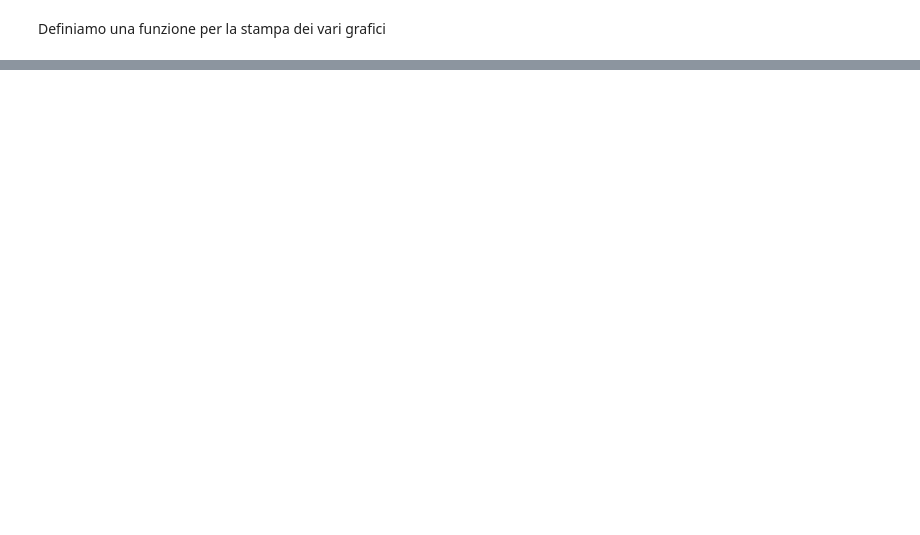
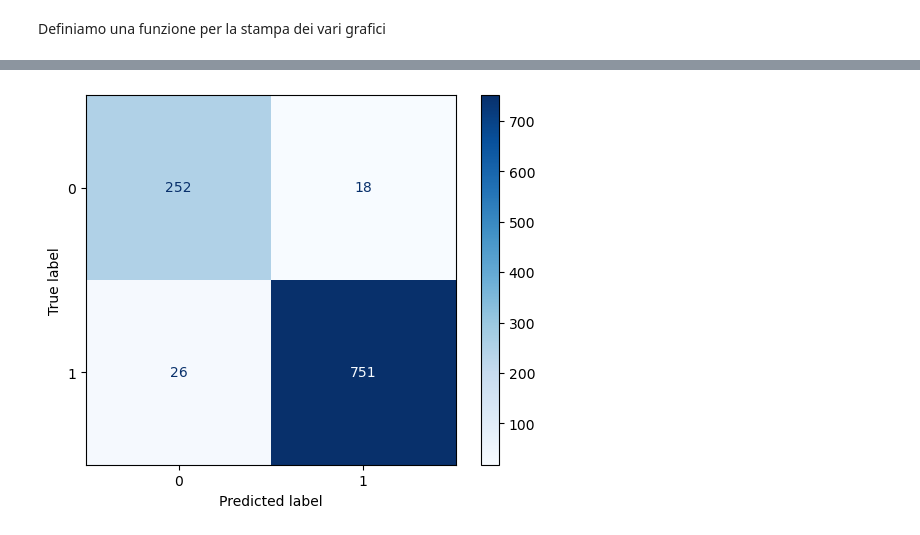
Before and after one commit to MarcoLor01/MachineLearningProject, a Jupyter notebook: pneumonia.ipynb, the cells around one changed output, grey strips where cells are left out. Saved outputs shown, nothing was run; the diff lists cells and outputs as text; code cells hidden in the pictures; blank space fills up the shorter version.

```diff
--- a/pneumonia.ipynb
+++ b/pneumonia.ipynb
@@ -225,0 +282,9 @@ history2 = cnn1.fit(X_train_normalized, y_train,
+# %%
+# Addestramento del modello con data augmentation
+history2 = cnn1.fit(
+    train_generator,
+    steps_per_epoch=len(X_train_normalized) // 32,
+    epochs=50,
+    validation_data=val_generator,
+    validation_steps=len(X_val_normalized) // 32,
+)
@@ -356,0 +477,12 @@ pip install keras-tuner --upgrade
+# %%
+from sklearn.metrics import confusion_matrix, ConfusionMatrixDisplay
+
+y_pred_prob = cnn1.predict(X_test_expand)
+y_pred = np.round(y_pred_prob).astype(int)
+
+cm = confusion_matrix(y_test, y_pred)
+
+disp = ConfusionMatrixDisplay(confusion_matrix=cm)
+disp.plot(cmap=plt.cm.Blues)
+plt.show()
+# %% [output]
@@ -356,0 +490 @@ pip install keras-tuner --upgrade
+[figure, added]
```
Also changed, not shown: parts of 61 cells of this notebook.
